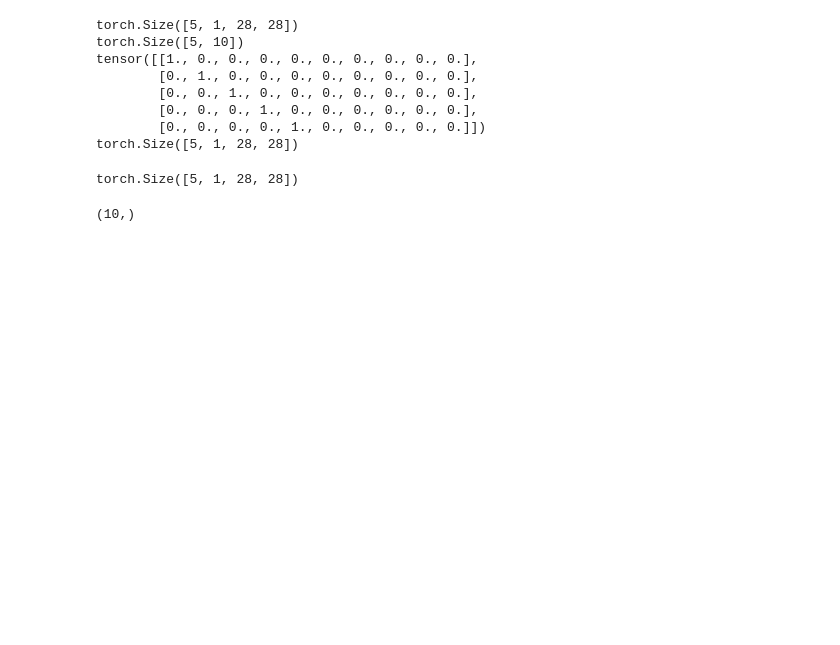
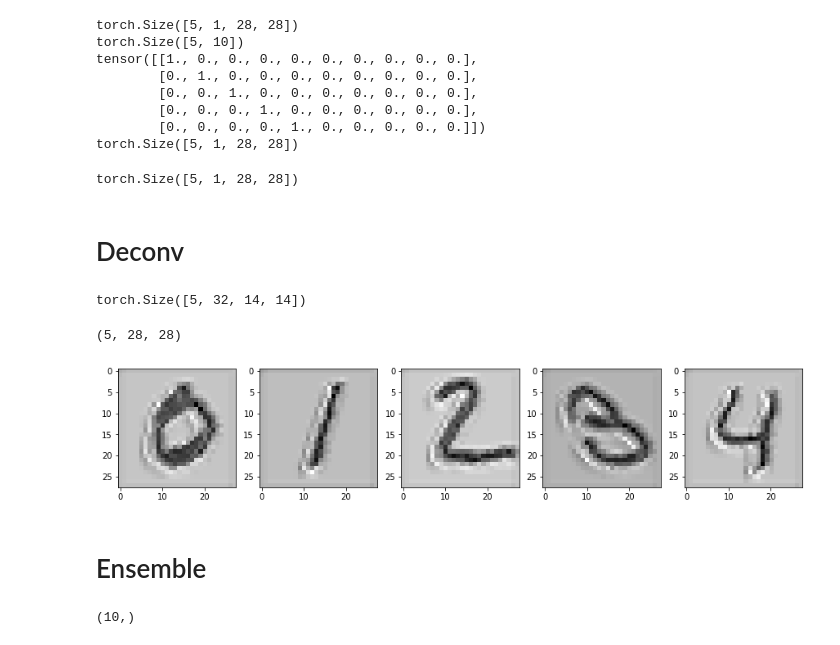
Before and after one commit to TooTouch/WhiteBox-Part1, a Jupyter notebook: notebook/Untitled.ipynb, the cells around one changed output. Saved outputs shown, nothing was run; the diff lists cells and outputs as text; code cells hidden in the pictures; blank space fills up the shorter version.

Commit message:
DeconvNet & utils

```diff
--- a/notebook/Untitled.ipynb
+++ b/notebook/Untitled.ipynb
@@ -49,6 +62,28 @@ results = img.grad
 print(results.size())
 # %% [output]
 torch.Size([5, 1, 28, 28])
+# %% [markdown]
+# Deconv
+# %%
+mnist_model.pool_locs[3].shape
+# %% [output]
+torch.Size([5, 32, 14, 14])
+# %%
+deconv_mnist = SimpleCNNDeconv('mnist')
+# %%
+outputs = deconv_mnist(mnist_model.feature_maps[0], 0, mnist_model.pool_locs)
+outputs = outputs.squeeze().detach().numpy()
+print(outputs.shape)
+# %% [output]
+(5, 28, 28)
+# %%
+f, ax = plt.subplots(1,5, figsize=(15,5))
+for i in range(5):
+    ax[i].imshow(outputs[i], 'gray')
+# %% [output]
+[figure, added]
+# %% [markdown]
+# Ensemble
 # %%
 mins = pre_images_mnist.detach().numpy().min(axis=(2,3))
 maxs = pre_images_mnist.detach().numpy().max(axis=(2,3))
```
Also changed, not shown: parts of 3 cells of this notebook, 6 other files.
